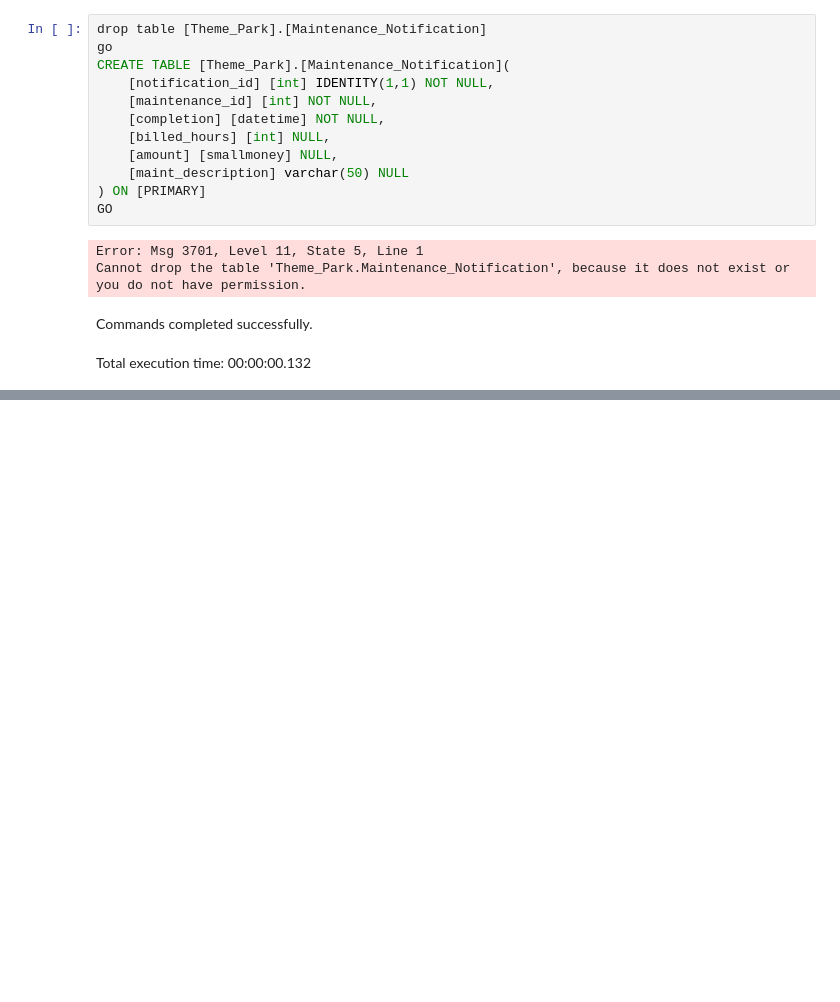
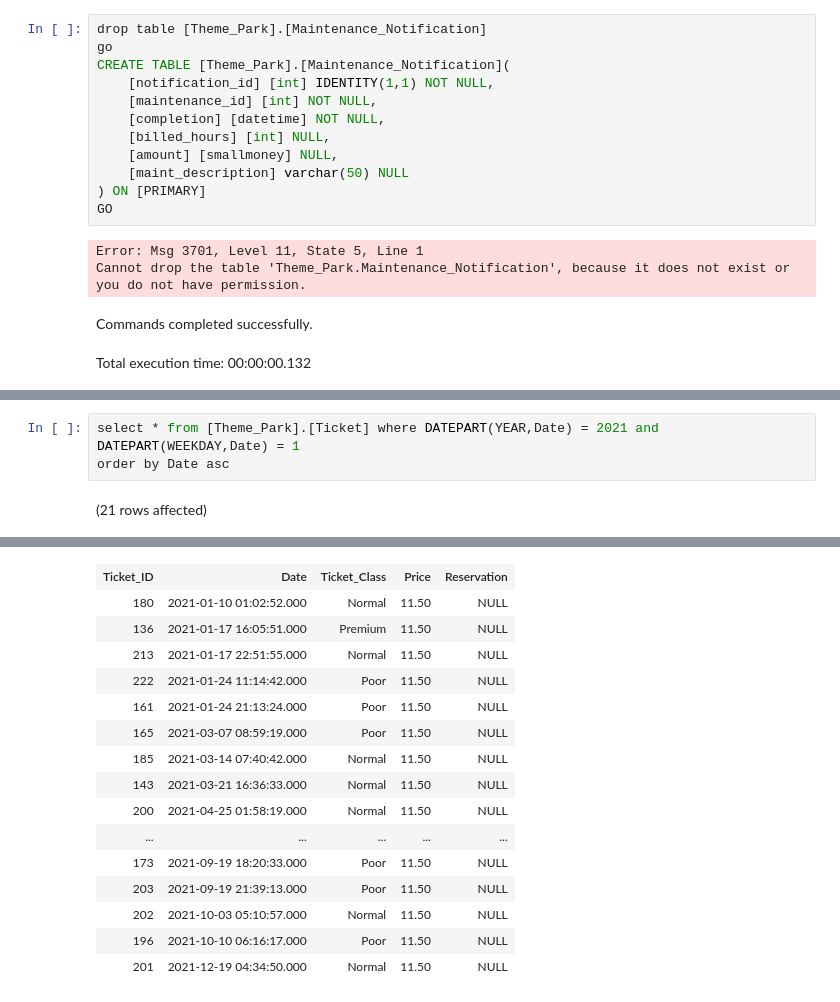
Before and after one commit to tensorpudding/cosc3380-group4-themepark, a Jupyter notebook: databases/michael_stored_procedures.ipynb, the cells around one changed output, grey strips where cells are left out. Cells and saved outputs as stored; diff of their text form; blank space fills up the shorter version.

```diff
--- a/databases/michael_stored_procedures.ipynb
+++ b/databases/michael_stored_procedures.ipynb
@@ -196,0 +320,5 @@ go
+# %%
+select * from [Theme_Park].[Ticket] where DATEPART(YEAR,Date) = 2021 and DATEPART(WEEKDAY,Date) = 1
+order by Date asc
+# %% [output]
+(21 rows affected)
@@ -196,0 +326,16 @@ go
+| Ticket_ID | Date | Ticket_Class | Price | Reservation |
+| 180 | 2021-01-10 01:02:52.000 | Normal | 11.50 | NULL |
+| 136 | 2021-01-17 16:05:51.000 | Premium | 11.50 | NULL |
+| 213 | 2021-01-17 22:51:55.000 | Normal | 11.50 | NULL |
+| 222 | 2021-01-24 11:14:42.000 | Poor | 11.50 | NULL |
+| 161 | 2021-01-24 21:13:24.000 | Poor | 11.50 | NULL |
+| 165 | 2021-03-07 08:59:19.000 | Poor | 11.50 | NULL |
+| 185 | 2021-03-14 07:40:42.000 | Normal | 11.50 | NULL |
+| 143 | 2021-03-21 16:36:33.000 | Normal | 11.50 | NULL |
+| 200 | 2021-04-25 01:58:19.000 | Normal | 11.50 | NULL |
+| ... | ... | ... | ... | ... |
+| 173 | 2021-09-19 18:20:33.000 | Poor | 11.50 | NULL |
+| 203 | 2021-09-19 21:39:13.000 | Poor | 11.50 | NULL |
+| 202 | 2021-10-03 05:10:57.000 | Normal | 11.50 | NULL |
+| 196 | 2021-10-10 06:16:17.000 | Poor | 11.50 | NULL |
+| 201 | 2021-12-19 04:34:50.000 | Normal | 11.50 | NULL |
```
Also changed, not shown: parts of 11 cells of this notebook, 3 other files.
